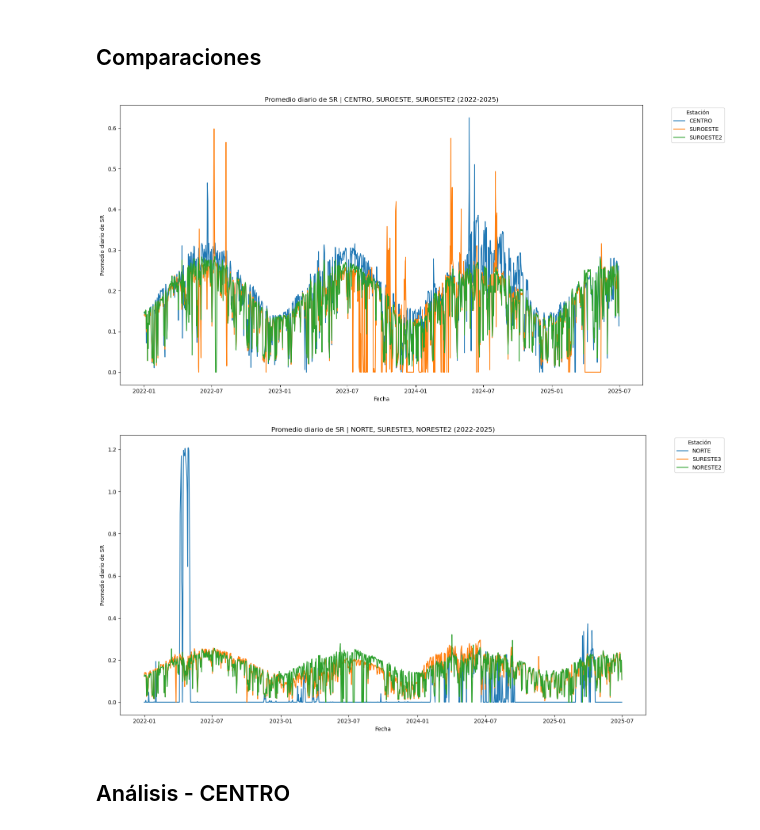
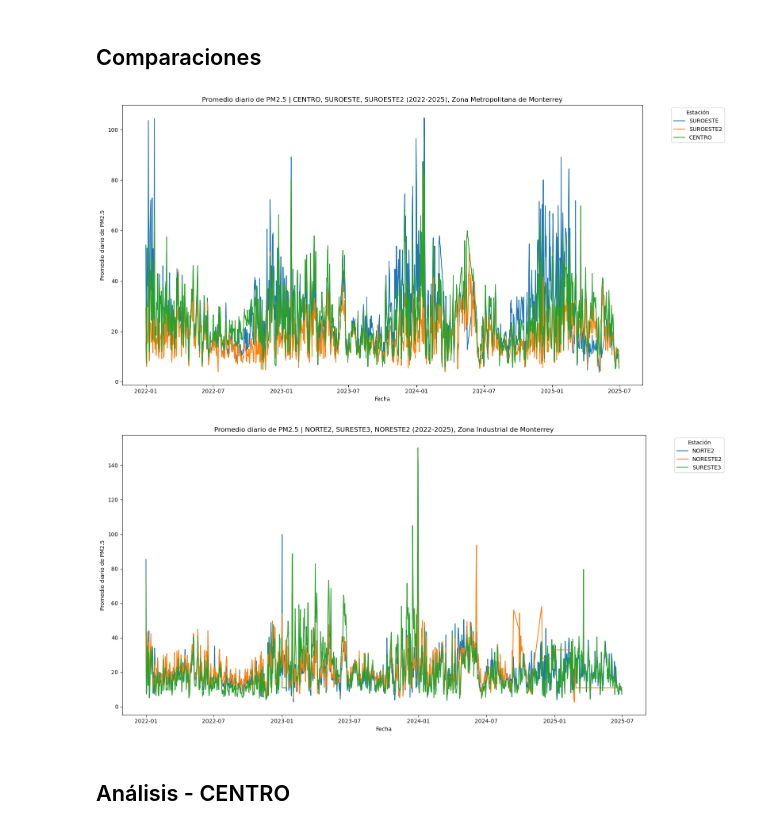
Before and after one commit to a01781585/Reto_MA2003B, a Jupyter notebook: Calidad_Aire_y_Contaminantes_ZMM.ipynb, the cells around one changed output. Saved outputs shown, nothing was run; the diff lists cells and outputs as text; code cells hidden in the pictures.

```diff
--- a/Calidad_Aire_y_Contaminantes_ZMM.ipynb
+++ b/Calidad_Aire_y_Contaminantes_ZMM.ipynb
@@ -23,11 +23,9 @@ Intel MKL WARNING: Support of Intel(R) Streaming SIMD Extensions 4.2 (Intel(R) S
 # %% [markdown]
 ## Compilación Datos no Limpios
 # %%
-sheets = ["CENTRO","SUROESTE","NORTE","SUROESTE2","SURESTE3","NORESTE2"]
-
 
 base = Path("/Users/gabrielvas/Desktop/Aplicacion_metodosmultivariados_Reto")
-stations = ["CENTRO", "NORTE", "SUROESTE", "SUROESTE2", "SURESTE3", "NORESTE2"]
+stations = ["CENTRO", "NORTE", "SUROESTE", "SUROESTE2", "SURESTE3", "NORESTE2", "NORTE2"]
 year_files = {
     2022: base / "DATOS_HISTORICOS_2022.xlsx",
     2023: base / "DATOS_HISTORICOS_2023.xlsx",
@@ -727,9 +731,10 @@ Estaciones combinadas: ['CENTRO', 'SUROESTE', 'NORTE', 'SUROESTE2', 'SURESTE3',
 # %% [markdown]
 ## Comparaciones
 # %%
-contaminante = "SR"
 
-estaciones1 = ["CENTRO", "SUROESTE", "SUROESTE2"]
+contaminante = "PM2.5"
+
+estaciones1 = [ "SUROESTE", "SUROESTE2", "CENTRO"]
 plt.figure(figsize=(16, 8))
 for estacion in estaciones1:
     df_est = df_22_25_by_station[estacion].copy()
@@ -738,38 +743,38 @@ for estacion in estaciones1:
     if conta_col:
         conta_diario = df_est[conta_col[0]].resample("D").mean()
         plt.plot(
             conta_diario.index, conta_diario.values,
             label=estacion
         )
-plt.title(f'Promedio diario de {contaminante} | CENTRO, SUROESTE, SUROESTE2 (2022-2025)')
+plt.title(f'Promedio diario de {contaminante} | CENTRO, SUROESTE, SUROESTE2 (2022-2025), Zona Metropolitana de Monterrey')
 plt.xlabel('Fecha')
 plt.ylabel(f'Promedio diario de {contaminante}')
 plt.legend(title="Estación", bbox_to_anchor=(1.05, 1), loc="upper left")
 plt.tight_layout()
 plt.show()
 
 
-estaciones2 = ["NORTE", "SURESTE3", "NORESTE2"]
+estaciones2 = ["NORTE2", "NORESTE2", "SURESTE3"]
 plt.figure(figsize=(16, 8))
 for estacion in estaciones2:
     df_est = df_22_25_by_station[estacion].copy()
     df_est.index = pd.to_datetime(df_est.index)
     conta_col = [col for col in df_est.columns if col.upper() == contaminante]
     if conta_col:
         conta_diario = df_est[conta_col[0]].resample("D").mean()
         plt.plot(
             conta_diario.index, conta_diario.values,
             label=estacion
         )
-plt.title(f'Promedio diario de {contaminante} | NORTE, SURESTE3, NORESTE2 (2022-2025)')
+plt.title(f'Promedio diario de {contaminante} | NORTE2, SURESTE3, NORESTE2 (2022-2025), Zona Industrial de Monterrey')
 plt.xlabel('Fecha')
 plt.ylabel(f'Promedio diario de {contaminante}')
 plt.legend(title="Estación", bbox_to_anchor=(1.05, 1), loc="upper left")
 plt.tight_layout()
 plt.show()
 # %% [output]
-[figure, old version]
+[figure, new version]
-[figure, old version]
+[figure, new version]
 # %% [markdown]
 ## Análisis - CENTRO
 # %%
```
Also changed, not shown: parts of 9 cells of this notebook.
